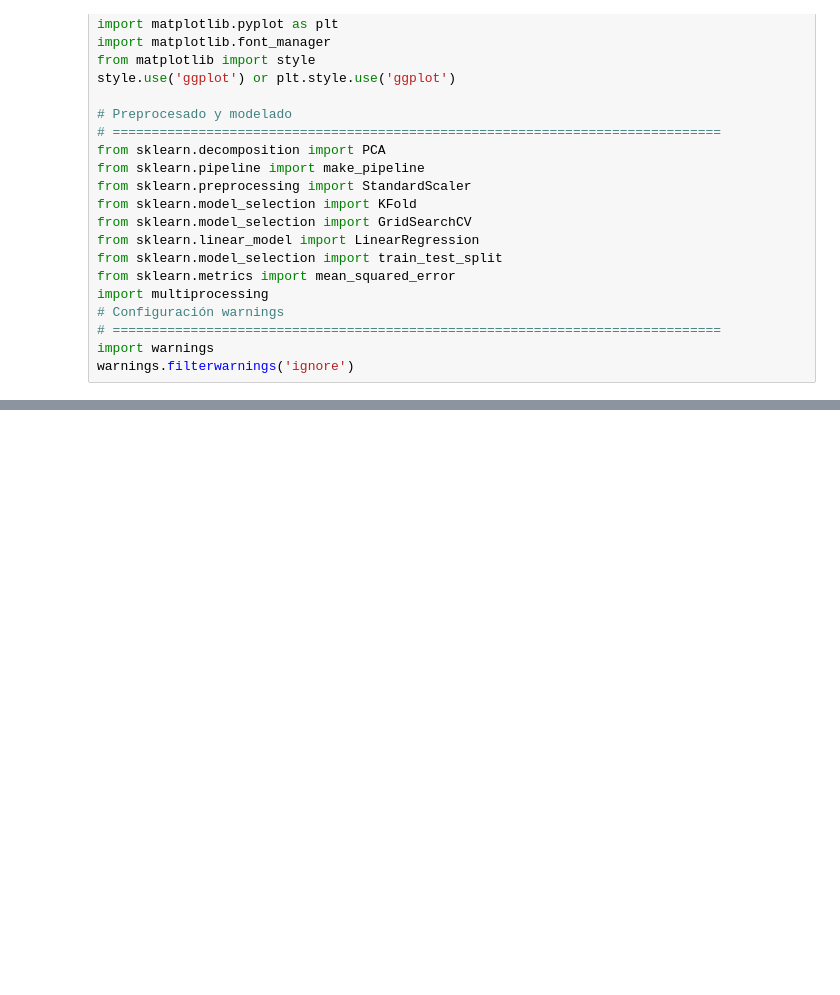
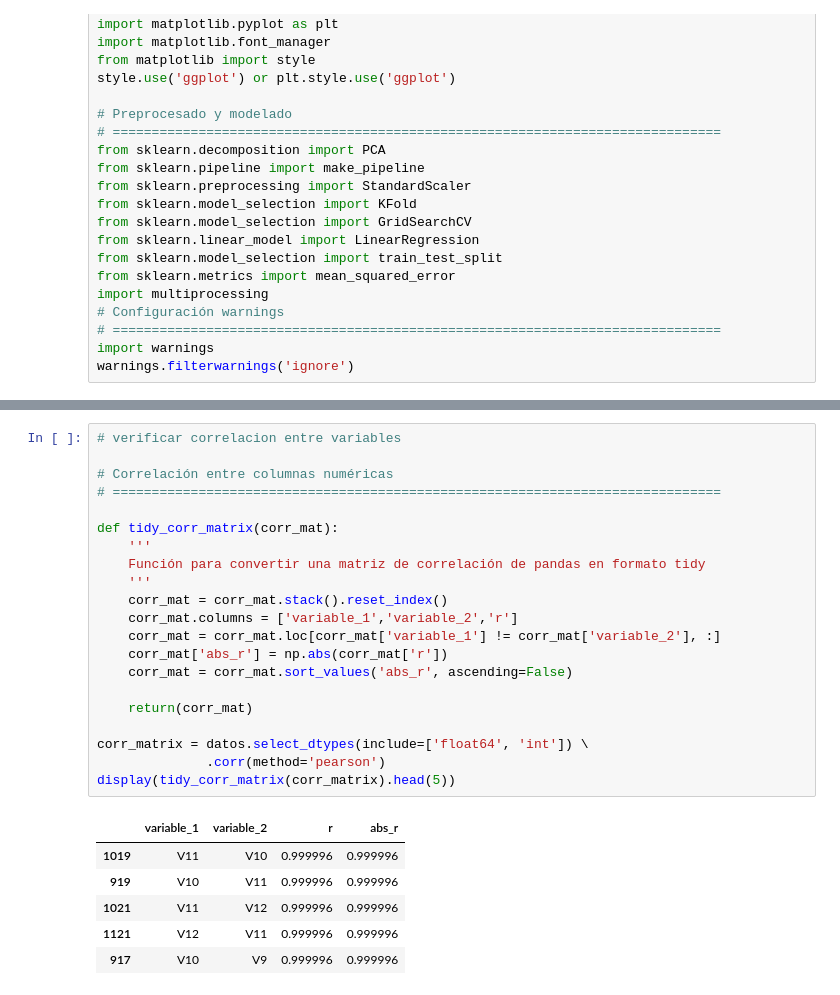
Before and after one commit to armandoordonez/eda_couse, a Jupyter notebook: PCR.ipynb, the cells around one changed output, grey strips where cells are left out. Cells and saved outputs as stored; diff of their text form; blank space fills up the shorter version.

```diff
--- a/PCR.ipynb
+++ b/PCR.ipynb
@@ -33,0 +57,28 @@ warnings.filterwarnings('ignore')
+# %%
+# verificar correlacion entre variables
+
+# Correlación entre columnas numéricas
+# ==============================================================================
+
+def tidy_corr_matrix(corr_mat):
+    '''
+    Función para convertir una matriz de correlación de pandas en formato tidy
+    '''
+    corr_mat = corr_mat.stack().reset_index()
+    corr_mat.columns = ['variable_1','variable_2','r']
+    corr_mat = corr_mat.loc[corr_mat['variable_1'] != corr_mat['variable_2'], :]
+    corr_mat['abs_r'] = np.abs(corr_mat['r'])
+    corr_mat = corr_mat.sort_values('abs_r', ascending=False)
+
+    return(corr_mat)
+
+corr_matrix = datos.select_dtypes(include=['float64', 'int']) \
+              .corr(method='pearson')
+display(tidy_corr_matrix(corr_matrix).head(5))
+# %% [output]
+|  | variable_1 | variable_2 | r | abs_r |
+| 1019 | V11 | V10 | 0.999996 | 0.999996 |
+| 919 | V10 | V11 | 0.999996 | 0.999996 |
+| 1021 | V11 | V12 | 0.999996 | 0.999996 |
+| 1121 | V12 | V11 | 0.999996 | 0.999996 |
+| 917 | V10 | V9 | 0.999996 | 0.999996 |
```
Also changed, not shown: parts of 17 cells of this notebook.
